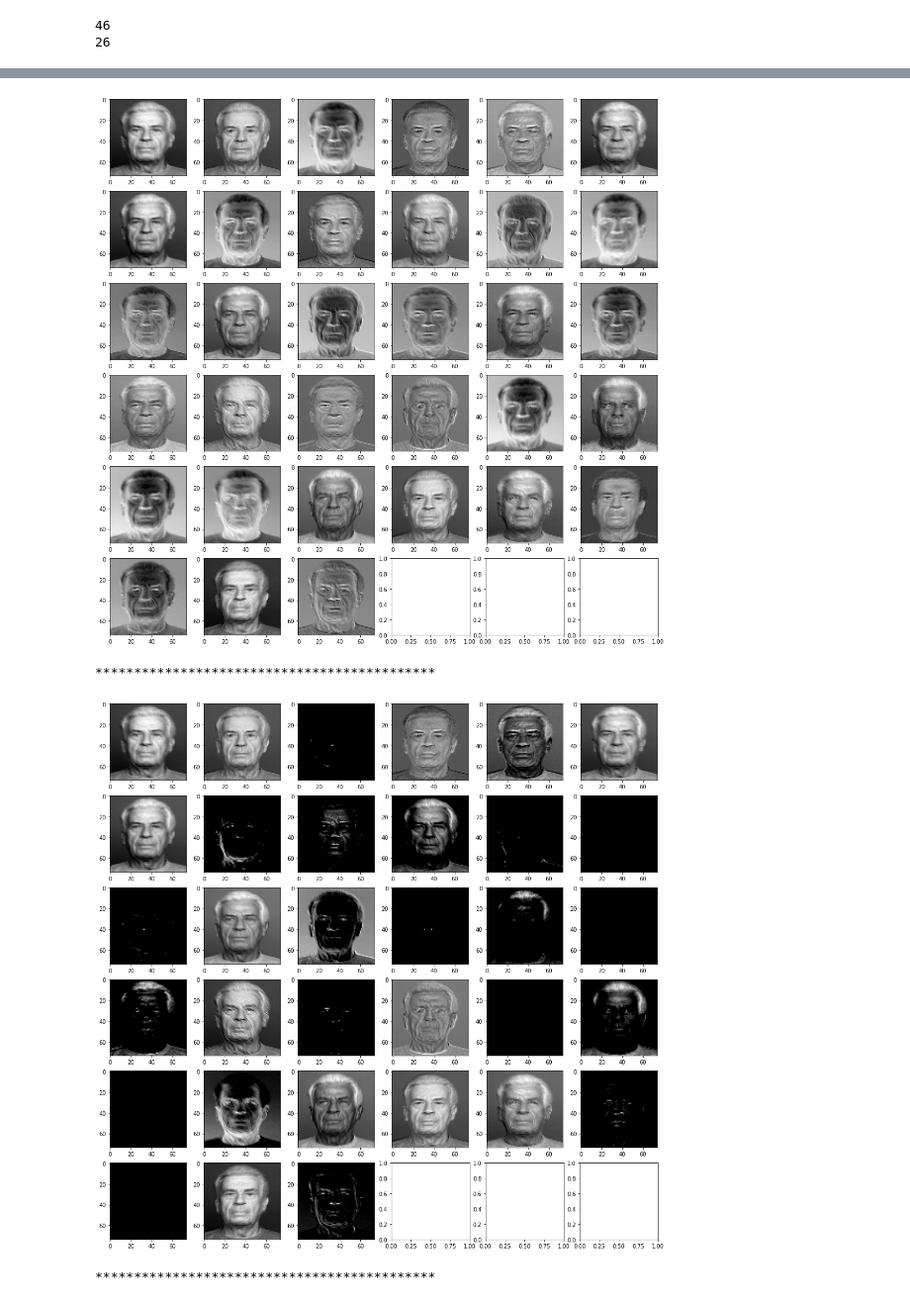
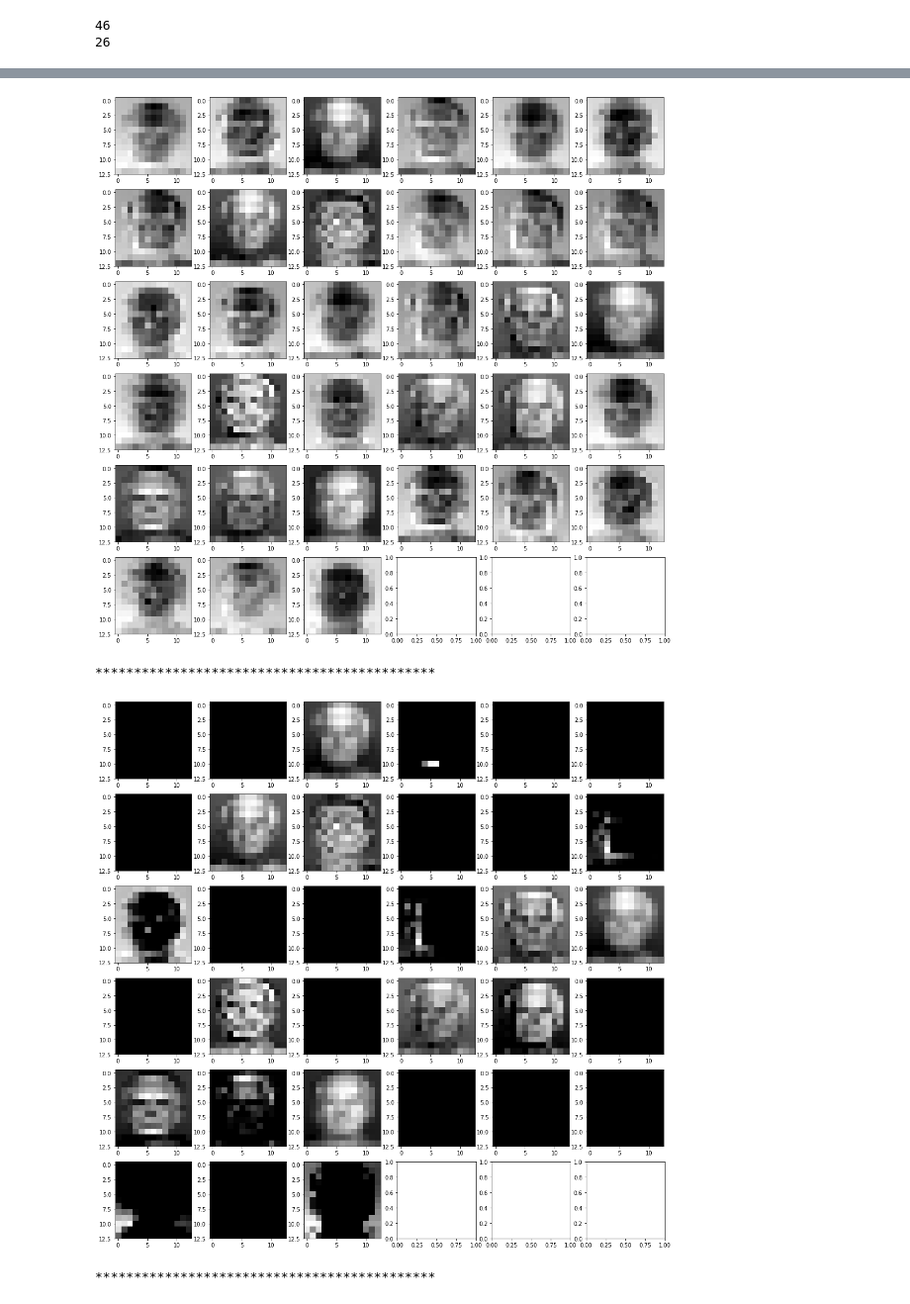
Before and after one commit to gleon92/IA-CNN, a Jupyter notebook: CNN.ipynb, the cells around one changed output, grey strips where cells are left out. Shown at 99% size. Cells and saved outputs as stored; diff of their text form; code cells hidden in the pictures.

```diff
--- a/CNN.ipynb
+++ b/CNN.ipynb
@@ -4,6 +4,7 @@ import torch.nn as nn
 import torchvision
 import torchvision.transforms as transforms
 from torchvision.datasets import ImageFolder
+import torch.nn.functional as F
 import matplotlib.pyplot as plt
 import numpy as np
 import math
@@ -15,8 +16,10 @@ device = torch.device('cuda:0' if torch.cuda.is_available() else 'cpu')
 data_dir = './training_data/'
 test_dir = './test_data/'
 
-train_set = ImageFolder(data_dir,transform = transforms.Compose([transforms.Resize((150,150)),transforms.ToTensor()]))
-test_set = ImageFolder(test_dir,transforms.Compose([transforms.Resize((150,150)),transforms.ToTensor()]))
+train_set = ImageFolder(data_dir,transform = transforms.Compose([transforms.Resize((28,28)),transforms.ToTensor()]))
+# train_set = ImageFolder(data_dir,transform = transforms.Compose([transforms.Resize((150,150)),transforms.ToTensor()]))
+test_set = ImageFolder(test_dir,transforms.Compose([transforms.Resize((28,28)),transforms.ToTensor()]))
+# test_set = ImageFolder(test_dir,transforms.Compose([transforms.Resize((150,150)),transforms.ToTensor()]))
 
 
 train_loader = torch.utils.data.DataLoader(dataset=train_set, batch_size=batch_size, shuffle=True)
@@ -76,7 +76,7 @@ pool1 = nn.MaxPool2d(2,2)(act)
 Show_imgs(pool1[0],"")
 
 
-layer1 = nn.Sequential( nn.Conv2d(3,16,1,3,2) , nn.ReLU(), nn.MaxPool2d(2,2))
+layer1 = nn.Sequential( nn.Conv2d(1,16,1,3,2) , nn.ReLU(), nn.MaxPool2d(2,2))
 
 out = layer1(img)
 #Show_imgs(out[0], "layer 1")
@@ -100,5 +100,5 @@ torch.Size([1, 33, 74, 74])
 ********************************************
-[figure, old version]
+[figure, new version]
 ********************************************
-[figure, old version]
+[figure, new version]
 ********************************************
```
Also changed, not shown: parts of 5 cells of this notebook.
